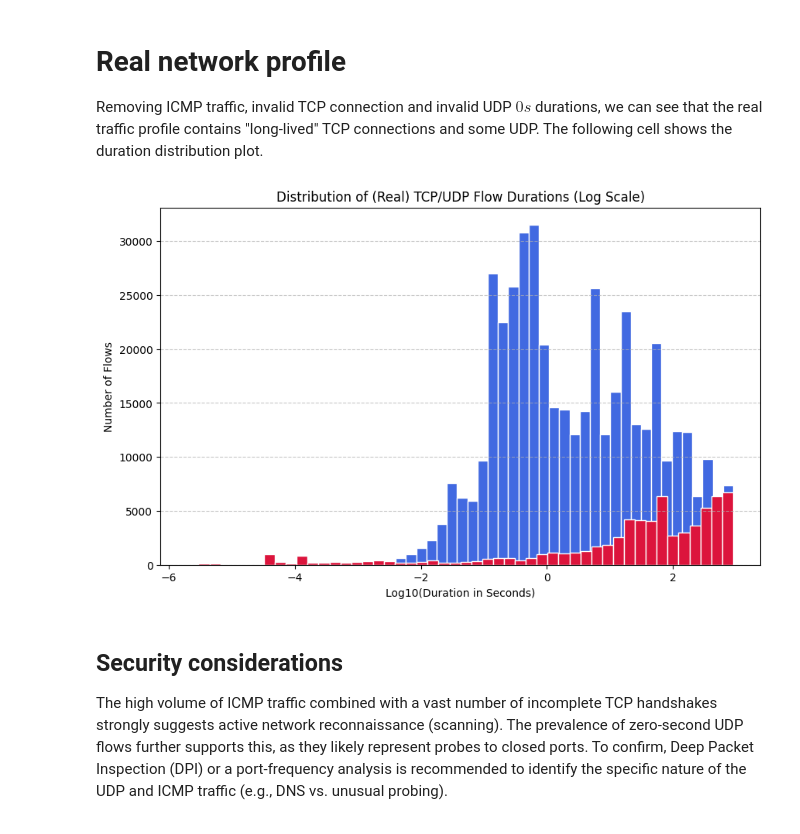
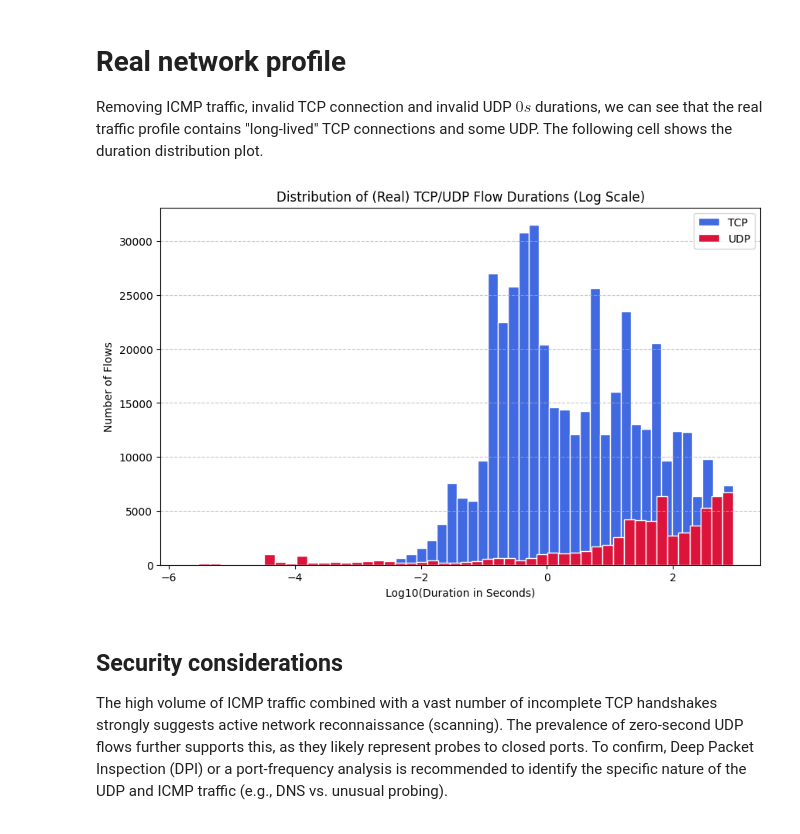
Before and after one commit to alarmfox/imdea-assignement, a Jupyter notebook: analysis.ipynb, the cells around one changed output. Cells and saved outputs as stored; diff of their text form; code cells hidden in the pictures.

```diff
--- a/analysis.ipynb
+++ b/analysis.ipynb
@@ -474,29 +474,30 @@ Removing ICMP traffic, invalid TCP connection and invalid UDP $0s$ durations, we
 # %%
 import matplotlib.pyplot as plt
 import numpy as np
 
 plt.figure(figsize=(10, 6))
 
 # Select valid TCP connections
 real_tcp = flow_stats[(flow_stats['packet_count'] >= 4) & (flow_stats["proto"] == 6)]
 real_udp = flow_stats[(flow_stats["proto"] == 17) & (flow_stats["duration"] > 0)]
 
 # Add offset to avoid log10(0)
 real_tcp_log_durations = np.log10(real_tcp["duration"])
 real_udp_log_durations = np.log10(real_udp["duration"])
 
 # Plot real tcp duration
-plt.hist(real_tcp_log_durations, bins=50, color='royalblue', edgecolor='white')
-plt.hist(real_udp_log_durations, bins=50, color='crimson', edgecolor='white')
+plt.hist(real_tcp_log_durations, bins=50, color='royalblue', edgecolor='white', label="TCP")
+plt.hist(real_udp_log_durations, bins=50, color='crimson', edgecolor='white', label="UDP")
 
 plt.title('Distribution of (Real) TCP/UDP Flow Durations (Log Scale)')
 plt.xlabel('Log10(Duration in Seconds)')
 plt.ylabel('Number of Flows')
 plt.grid(axis='y', linestyle='--', alpha=0.7)
+plt.legend()
 plt.savefig("figures/task1/distribution-flow-durations-tcpudp.pdf")
 plt.show()
 # %% [output]
-[figure, old version]
+[figure, new version]
 # %% [markdown]
 ## Security considerations
 The high volume of ICMP traffic combined with a vast number of incomplete TCP handshakes strongly suggests active network reconnaissance (scanning). The prevalence of zero-second UDP flows further supports this, as they likely represent probes to closed ports. To confirm, Deep Packet Inspection (DPI) or a port-frequency analysis is recommended to identify the specific nature of the UDP and ICMP traffic (e.g., DNS vs. unusual probing).
```
Also changed, not shown: parts of 7 cells of this notebook, 8 other files.
